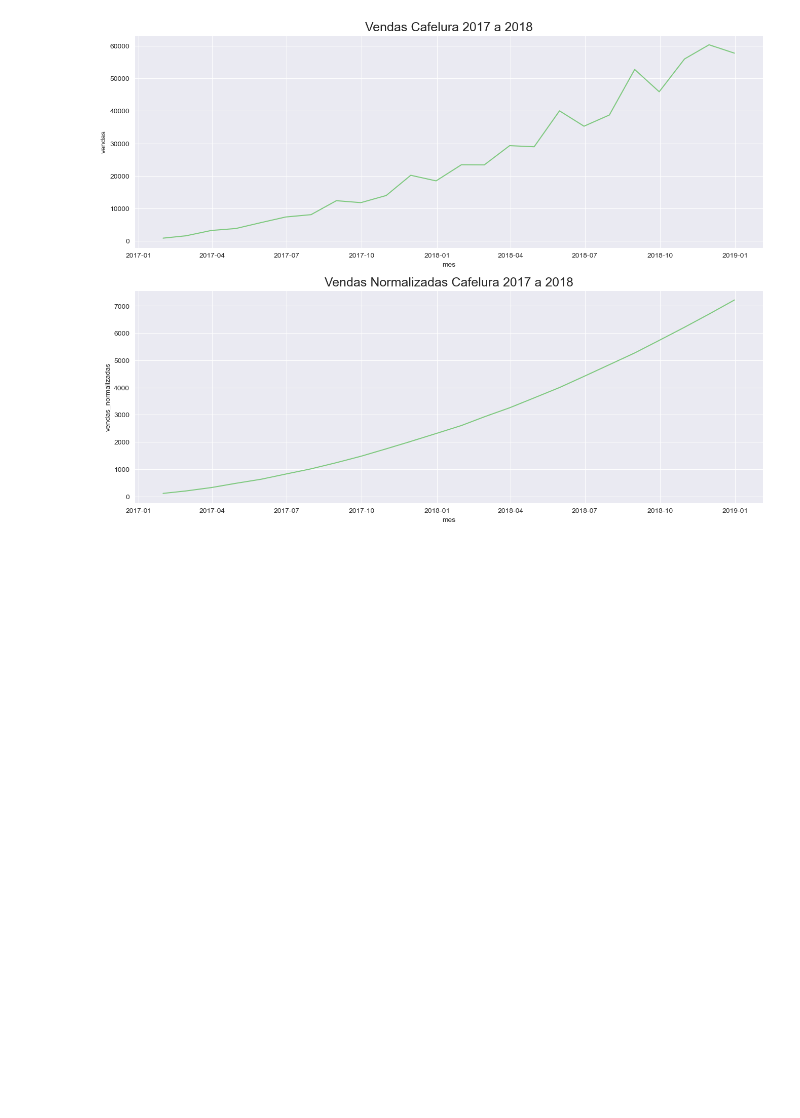
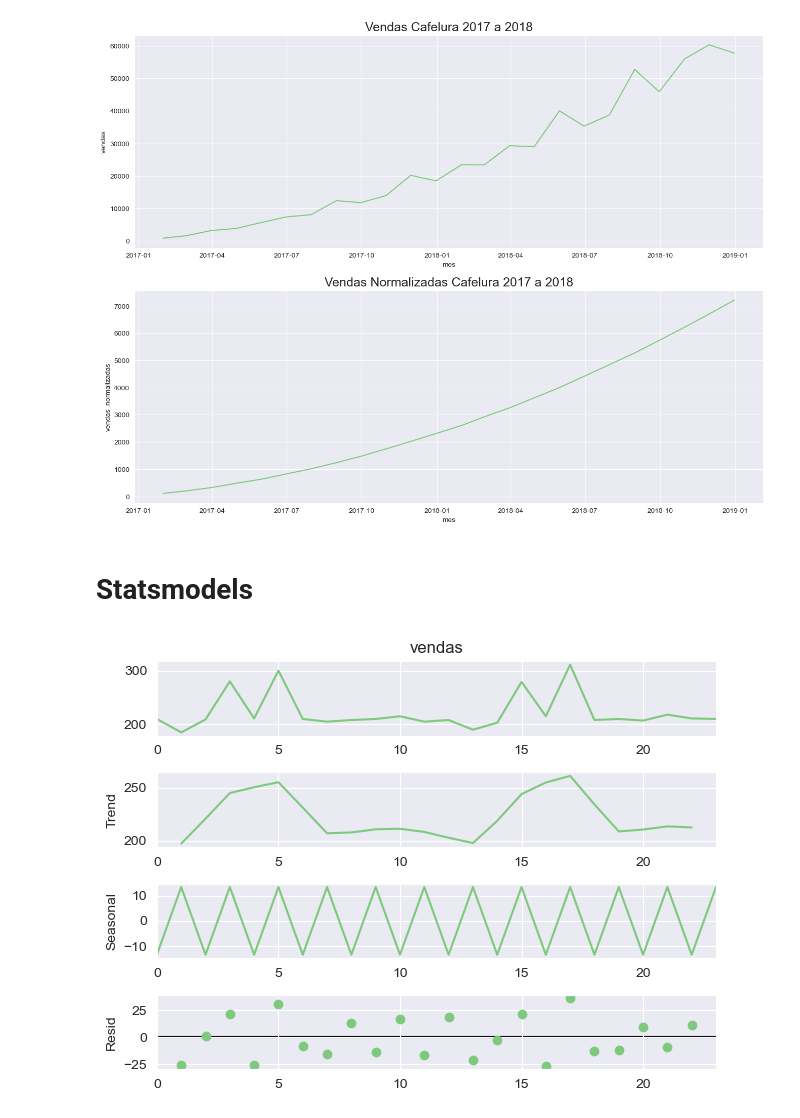
Before and after one commit to Isenlith/Time-Series, a Jupyter notebook: Time_Series.ipynb, the cells around one changed output. Cells and saved outputs as stored; diff of their text form; code cells hidden in the pictures; blank space fills up the shorter version.

Commit message:
Statsmodel

```diff
--- a/Time_Series.ipynb
+++ b/Time_Series.ipynb
@@ -403,3 +404,10 @@ sns.lineplot(x='mes', y='vendas_normalizadas', data=cafelura)
 plt.show()
 # %% [output]
 [figure]
+# %% [markdown]
+# Statsmodels
+# %%
+resultado = seasonal_decompose(chocolura['vendas'], period=2)
+ax = resultado.plot()
+# %% [output]
+[figure, added]
```
Also changed, not shown: parts of 5 cells of this notebook.
